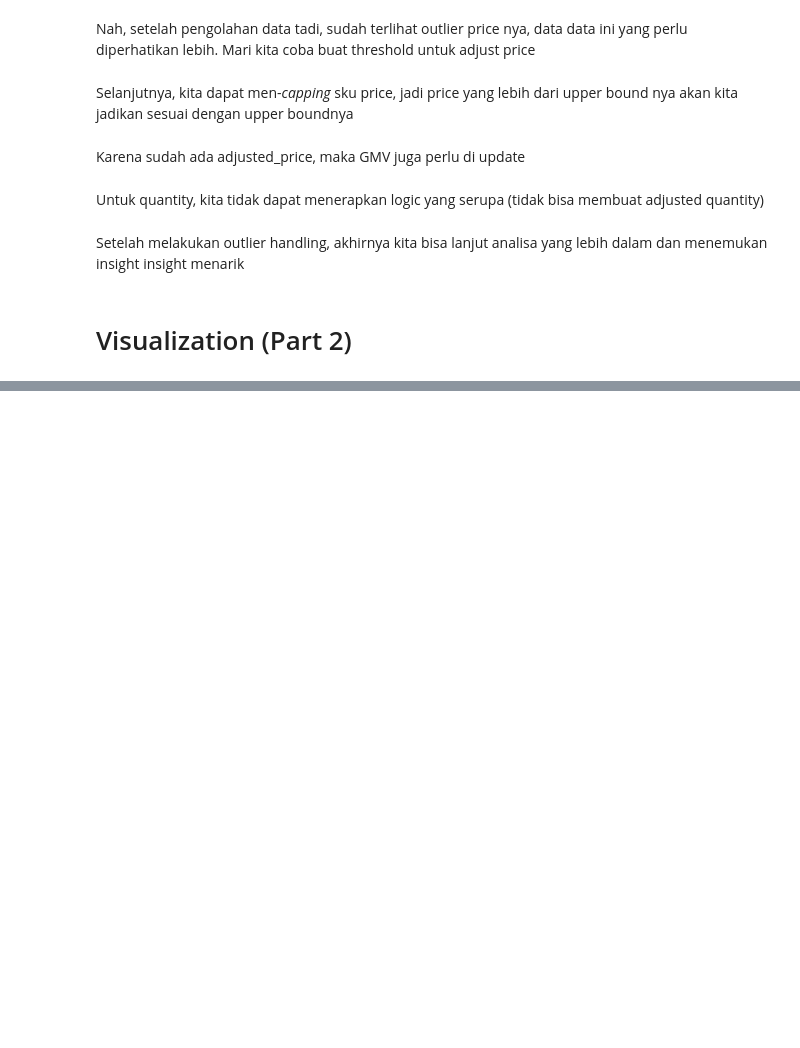
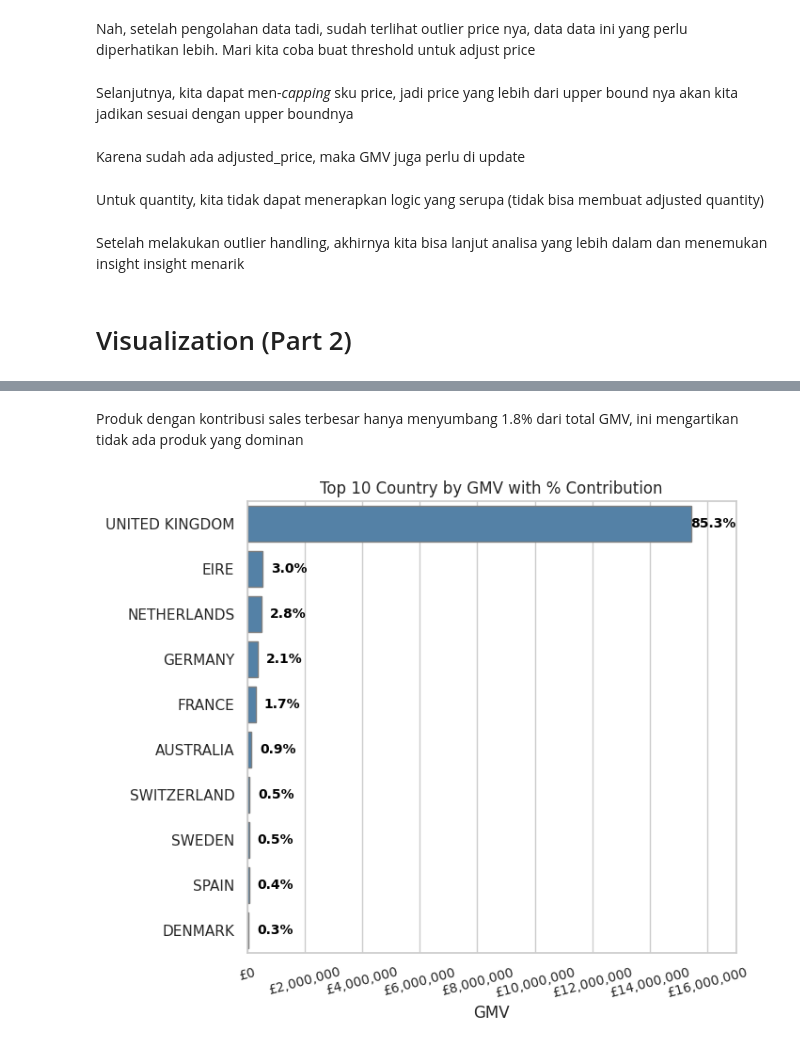
Before and after one commit to faathirchikal/kalbe-python-workshop-2025, a Jupyter notebook: 02_eda.ipynb, the cells around one changed output, grey strips where cells are left out. Cells and saved outputs as stored; diff of their text form; code cells hidden in the pictures; blank space fills up the shorter version.

```diff
--- a/02_eda.ipynb
+++ b/02_eda.ipynb
@@ -363,0 +435,66 @@ Setelah melakukan outlier handling, akhirnya kita bisa lanjut analisa yang lebih
+# %% [markdown]
+Produk dengan kontribusi sales terbesar hanya menyumbang 1.8% dari total GMV, ini mengartikan tidak ada produk yang dominan
+# %%
+# Ambil sales per country menggunakan adjusted gmv
+per_country_sales = (
+    df.groupby('country')
+      .agg(gmv=('adjusted_gmv', 'sum'))
+      .reset_index()
+)
+# Hitung total gmv
+total_gmv = per_country_sales['gmv'].sum()
+
+# Hitung persentase kontribusi ke total
+per_country_sales['pct'] = per_country_sales['gmv'] / total_gmv * 100
+
+# Ambil top 10
+per_country_sales = (
+    per_country_sales
+      .sort_values('gmv', ascending=False)
+      .head(10)
+      .reset_index(drop=True)
+)
+
+# Plot dalam horizontal bar chat (x = gmv, y = sku_name)
+fig, ax = plt.subplots(figsize=(8, 6))
+bars = sns.barplot(
+    data=per_country_sales,
+    x='gmv',
+    y='country',
+    color='steelblue',
+    ax=ax,
+    edgecolor='gray'
+)
+
+# Axis formatting
+ax.xaxis.set_major_formatter(mtick.StrMethodFormatter('£{x:,.0f}'))
+ax.tick_params(axis='x', labelsize=10, rotation=15)
+ax.set_xlabel('GMV')
+ax.set_ylabel('')
+ax.set_title('Top 10 Country by GMV with % Contribution')
+
+# Extend x‑limit untuk label
+max_gmv = per_country_sales['gmv'].max()
+ax.set_xlim(0, max_gmv * 1.1)
+
+# Annotate persentase kontribusi ke masing masing bar chart
+for bar, pct in zip(ax.patches, per_country_sales['pct']):
+    width = bar.get_width()
+    y = bar.get_y() + bar.get_height() / 2
+    ax.text(
+        width + (max_gmv * 0.1),
+        y,
+        f"{pct:.1f}%",
+        ha='right',
+        va='center',
+        color='black',
+        fontsize=10,
+        fontweight='bold'
+    )
+
+# Adjustment margin
+fig.subplots_adjust(left=0.30, right=0.95, top=0.90, bottom=0.10)
+
+plt.show()
+# %% [output]
+[figure, added]
```
Also changed, not shown: parts of 32 cells of this notebook, 3 other files.
